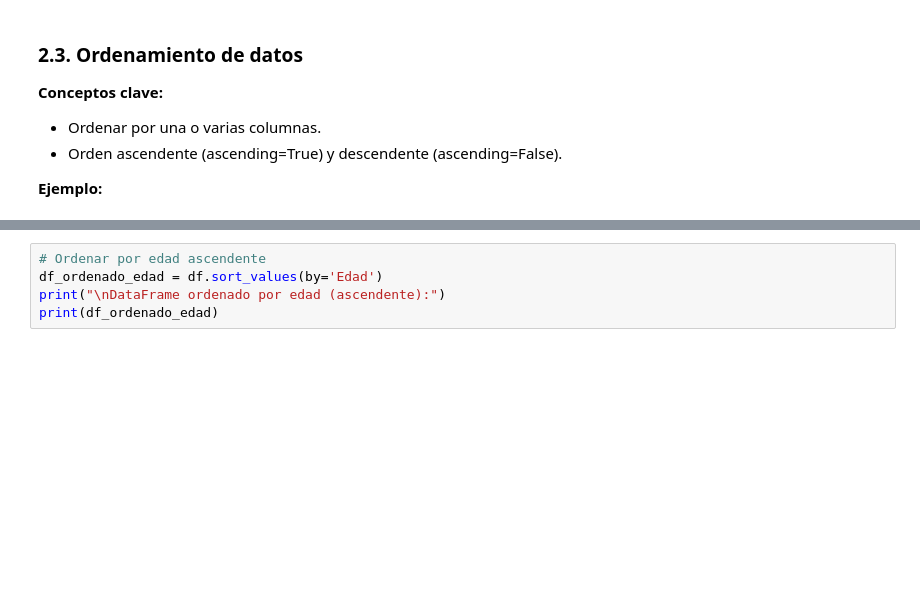
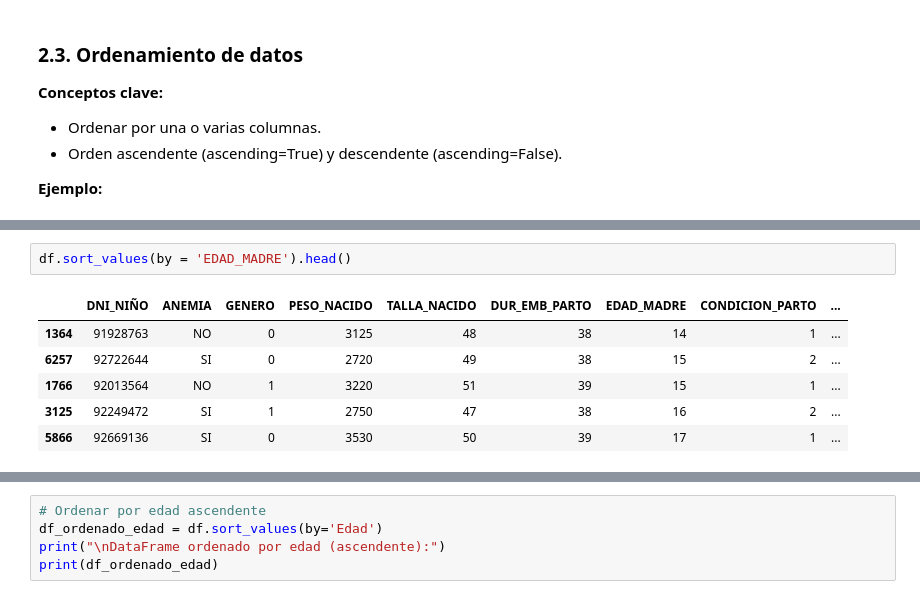
Before and after one commit to yelsinhc2025/PROGRANACION-102, a Jupyter notebook: 07_manipulaci_n_de_datos_con_pandas.ipynb, the cells around one changed output, grey strips where cells are left out. Drawn from its saved outputs; the diff is of its cells as text; blank space fills up the shorter version.

```diff
--- a/07_manipulaci_n_de_datos_con_pandas.ipynb
+++ b/07_manipulaci_n_de_datos_con_pandas.ipynb
@@ -156,0 +263,9 @@ print(ciudades)
+# %%
+df.sort_values(by = 'EDAD_MADRE').head()
+# %% [output]
+|  | DNI_NIÑO | ANEMIA | GENERO | PESO_NACIDO | TALLA_NACIDO | DUR_EMB_PARTO | EDAD_MADRE | CONDICION_PARTO | ... |
+| 1364 | 91928763 | NO | 0 | 3125 | 48 | 38 | 14 | 1 | ... |
+| 6257 | 92722644 | SI | 0 | 2720 | 49 | 38 | 15 | 2 | ... |
+| 1766 | 92013564 | NO | 1 | 3220 | 51 | 39 | 15 | 1 | ... |
+| 3125 | 92249472 | SI | 1 | 2750 | 47 | 38 | 16 | 2 | ... |
+| 5866 | 92669136 | SI | 0 | 3530 | 50 | 39 | 17 | 1 | ... |
```
Also changed, not shown: parts of 13 cells of this notebook.
